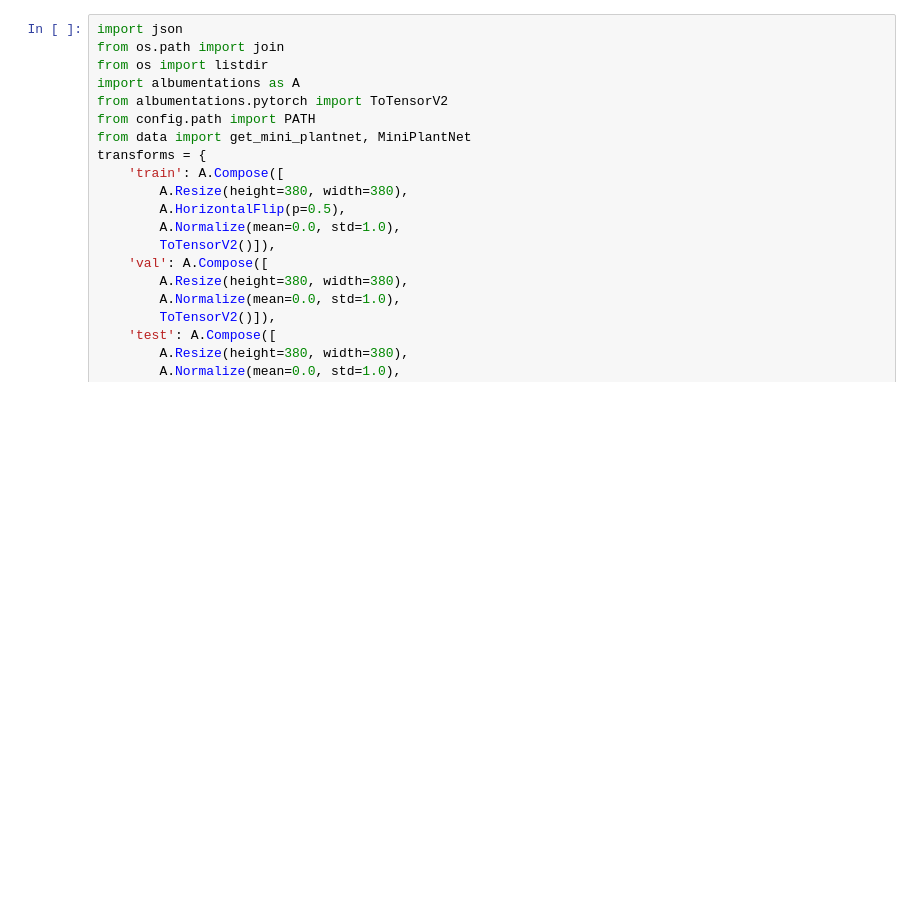
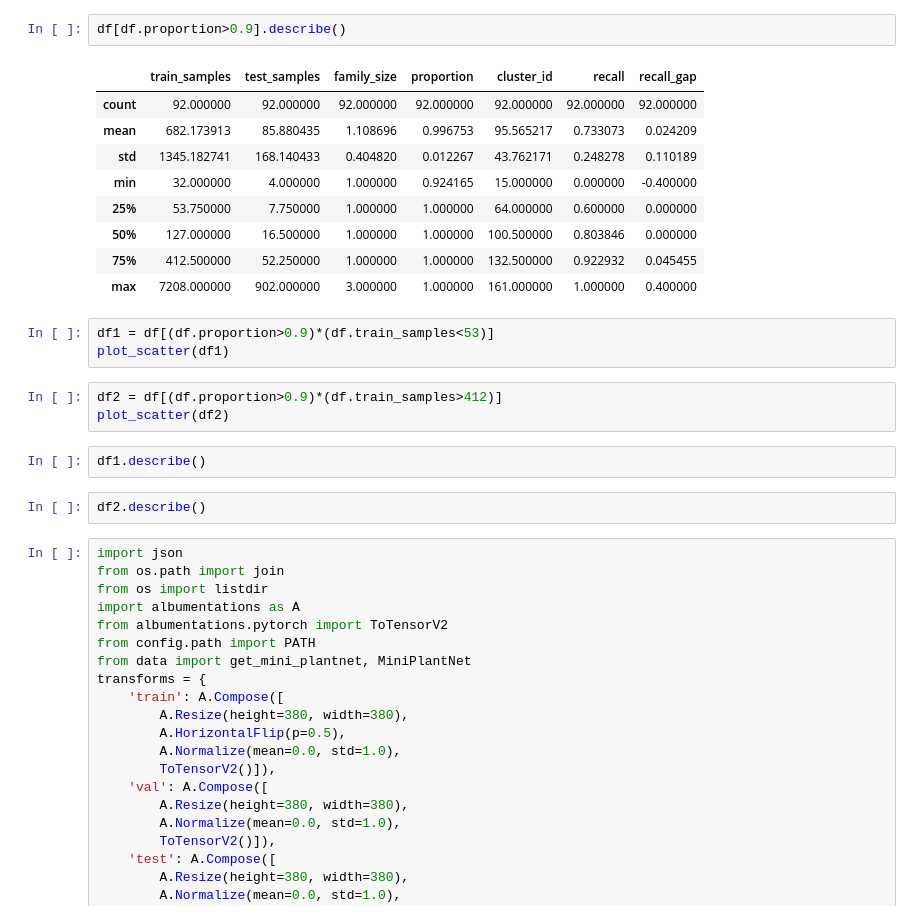
Before and after one commit to hukim1112/uos_plantclassification, a Jupyter notebook: jupyters/metric_analysis.ipynb, the cells around one changed output. Drawn from its saved outputs; the diff is of its cells as text; blank space fills up the shorter version.

```diff
--- a/jupyters/metric_analysis.ipynb
+++ b/jupyters/metric_analysis.ipynb
@@ -13,3 +68,25 @@ df2 = pd.read_csv(dhc_metric_path)
+# %%
+df[df.proportion>0.9].describe()
+# %% [output]
+|  | train_samples | test_samples | family_size | proportion | cluster_id | recall | recall_gap |
+| count | 92.000000 | 92.000000 | 92.000000 | 92.000000 | 92.000000 | 92.000000 | 92.000000 |
+| mean | 682.173913 | 85.880435 | 1.108696 | 0.996753 | 95.565217 | 0.733073 | 0.024209 |
+| std | 1345.182741 | 168.140433 | 0.404820 | 0.012267 | 43.762171 | 0.248278 | 0.110189 |
+| min | 32.000000 | 4.000000 | 1.000000 | 0.924165 | 15.000000 | 0.000000 | -0.400000 |
+| 25% | 53.750000 | 7.750000 | 1.000000 | 1.000000 | 64.000000 | 0.600000 | 0.000000 |
+| 50% | 127.000000 | 16.500000 | 1.000000 | 1.000000 | 100.500000 | 0.803846 | 0.000000 |
+| 75% | 412.500000 | 52.250000 | 1.000000 | 1.000000 | 132.500000 | 0.922932 | 0.045455 |
+| max | 7208.000000 | 902.000000 | 3.000000 | 1.000000 | 161.000000 | 1.000000 | 0.400000 |
+# %%
+df1 = df[(df.proportion>0.9)*(df.train_samples<53)]
+plot_scatter(df1)
+# %%
+df2 = df[(df.proportion>0.9)*(df.train_samples>412)]
+plot_scatter(df2)
+# %%
+df1.describe()
+# %%
+df2.describe()
 # %%
 import json
 from os.path import join
```
Also changed, not shown: parts of 14 cells of this notebook, 19 other files.
